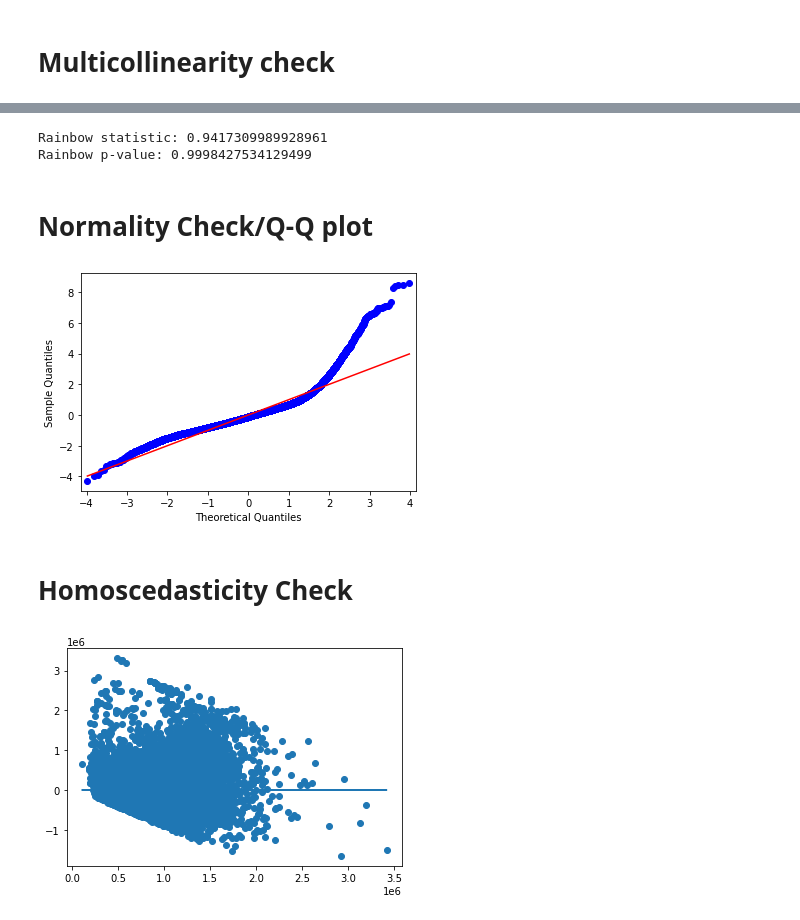
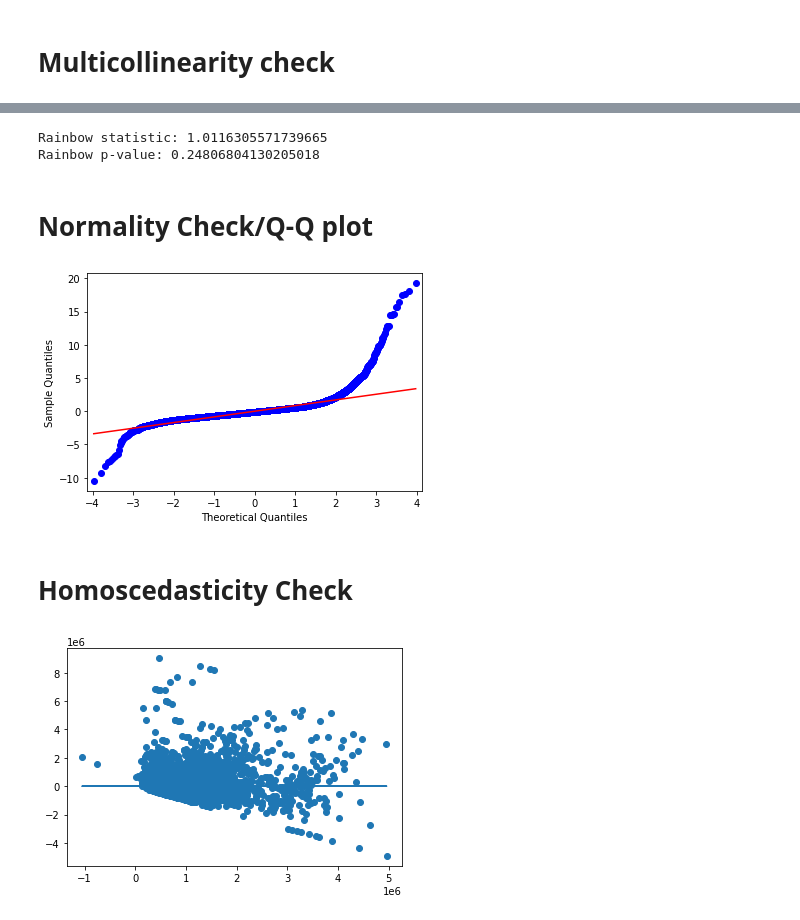
Before and after one commit to angelicacodes/phase_2_project_chicago-sf-seattle-ds-082420, a Jupyter notebook: notebooks/eda/Angelica_EDA2.ipynb, the cells around one changed output, grey strips where cells are left out. Cells and saved outputs as stored; diff of their text form; code cells hidden in the pictures.

Commit message:
updated multivariable models, new water and nuisance variables

```diff
--- a/notebooks/eda/Angelica_EDA2.ipynb
+++ b/notebooks/eda/Angelica_EDA2.ipynb
@@ -238,0 +241,3 @@ SqFtTotLiving 335.14830484709955
+# %%
+comb_df = pd.concat([df, df_water_dummie], axis=1)
+comb_df.head()
@@ -483,0 +523,2 @@ strong multicollinearity or other numerical problems.
+# %%
+comb_df = comb_df.rename(columns={"Other lake": "Other_lake","Lake Sammamish":"Lake_Sammamish", "Lake Union": "Lake_Union", "Lake Washington": "Lake_Washington", "Puget Sound": "Puget_Sound", "River or slough":"River_or_slough", "Ship Canal": "Ship_Canal" })
@@ -493,0 +688,10 @@ ml_model2.summary()
+# %%
+outcome = 'SalePrice'
+x_cols = ['SqFtTotLiving', 'Duwamish', 'Lake_Sammamish', 'Lake_Union',
+          'Lake_Washington', 'Other_lake','Puget_Sound', 'River_or_slough', 'Ship_Canal',
+         'TrafficNoise', 'PowerLines','Has_OpenPorch', 'Has_EnclosedPorch', 'ZipCode']
+# %%
+predictors = '+'.join(x_cols)
+formula = outcome + '~' + predictors
+ml_model7 = ols(formula=formula, data=comb_df).fit()
+ml_model7.summary()
@@ -508,12 +758,12 @@ list(zip(x_cols, vif))
 # %%
 #testing with Rainbow test
 
-rainbow_statistic, rainbow_p_value = linear_rainbow(ml_model2)
+rainbow_statistic, rainbow_p_value = linear_rainbow(ml_model7)
 print("Rainbow statistic:", rainbow_statistic)
 print("Rainbow p-value:", rainbow_p_value)
 # %% [output]
-Rainbow statistic: 0.9417309989928961
-Rainbow p-value: 0.9998427534129499
+Rainbow statistic: 1.0116305571739665
+Rainbow p-value: 0.24806804130205018
 # %% [markdown]
 # Normality Check/Q-Q plot
 # %%
@@ -523,13 +773,13 @@ import scipy.stats as stats
 dist=stats.norm
 fit=True
 # %%
-fig = sm.graphics.qqplot(ml_model2.resid, line='s',dist=stats.norm, fit=True)
+fig = sm.graphics.qqplot(ml_model7.resid, line='r',dist=stats.norm, fit=True)
 # %% [output]
-[figure, old version]
+[figure, new version]
 # %% [markdown]
 # Homoscedasticity Check
 # %%
-plt.scatter(ml_model2.predict(df[x_cols]), ml_model2.resid)
-plt.plot(ml_model2.predict(df[x_cols]), [0 for i in range(len(df))]);
+plt.scatter(ml_model7.predict(comb_df[x_cols]), ml_model7.resid)
+plt.plot(ml_model7.predict(comb_df[x_cols]), [0 for i in range(len(comb_df))]);
 # %% [output]
-[figure, old version]
+[figure, new version]
```
Also changed, not shown: parts of 28 cells of this notebook.
